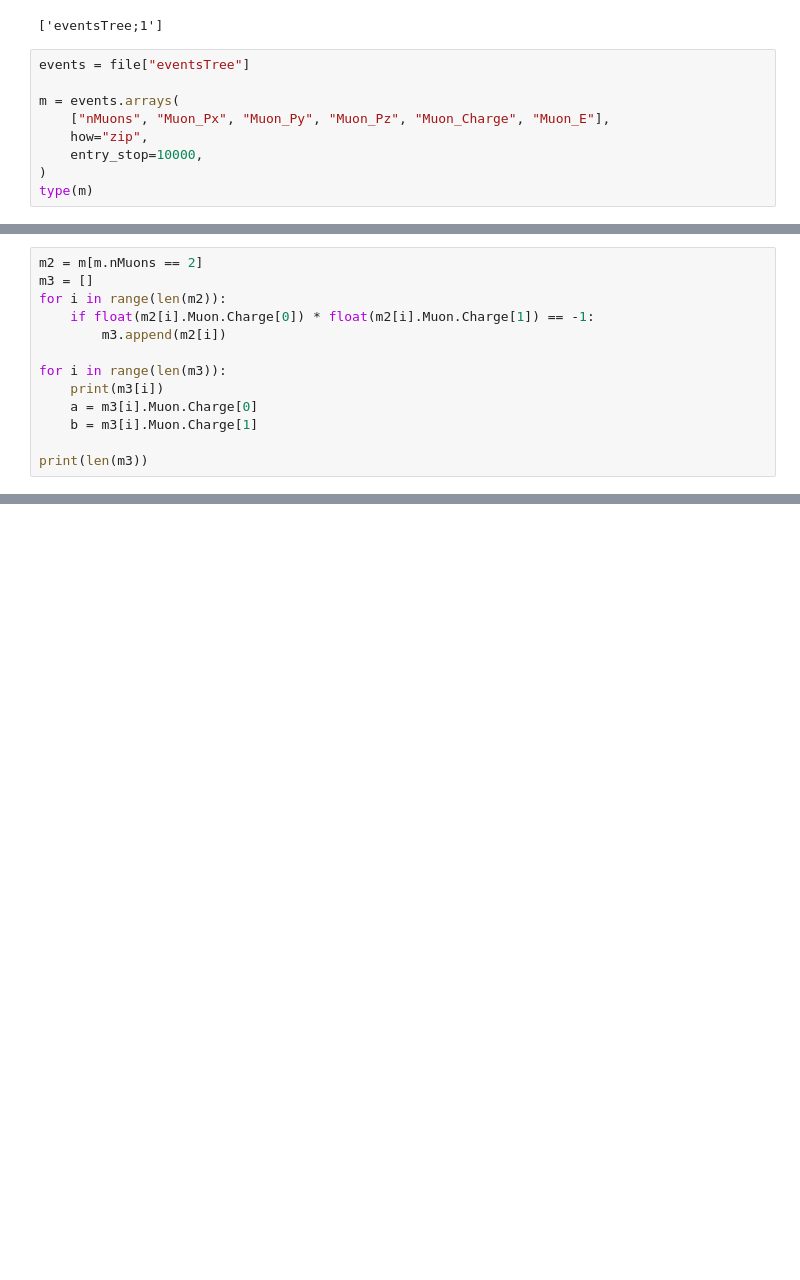
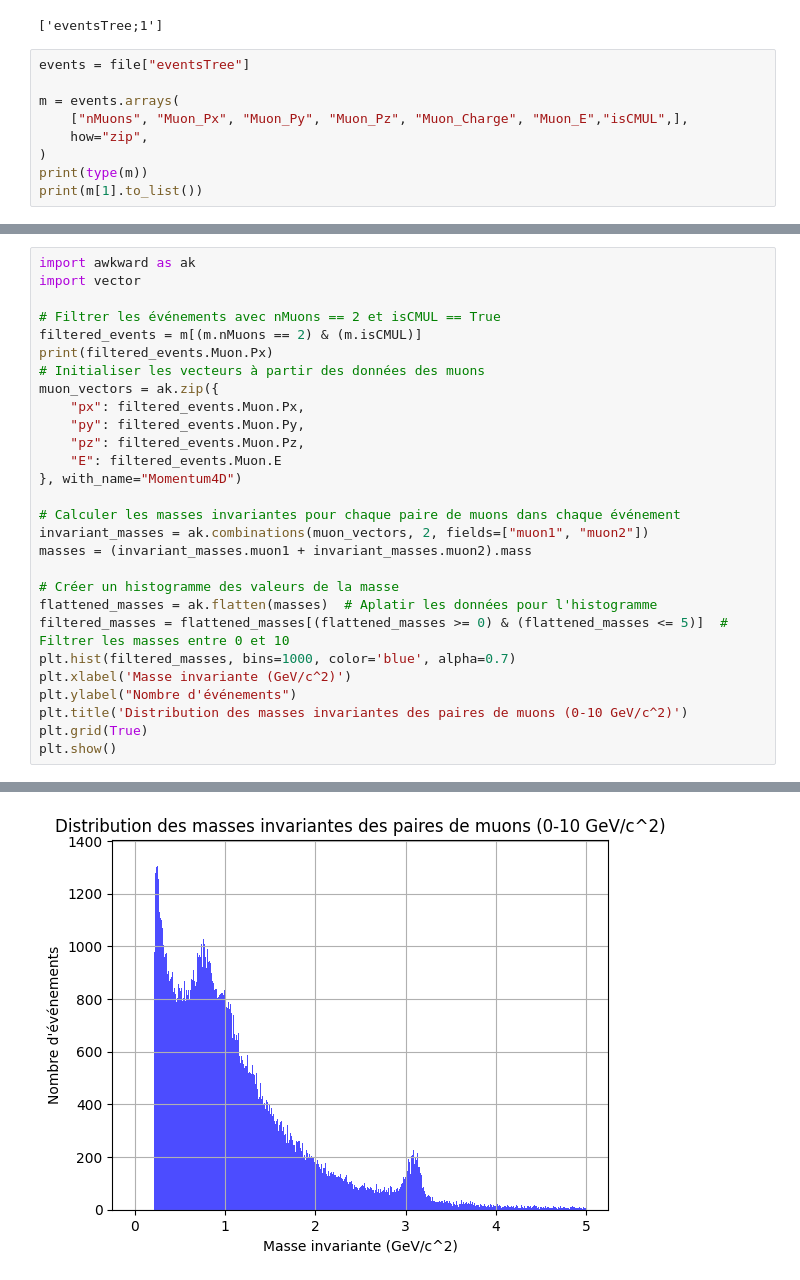
Before and after one commit to nantes-m2-rps-exp/qqbar2mumu-2024, a Jupyter notebook: notebooks/Discrimination.ipynb, the cells around one changed output, grey strips where cells are left out. Drawn from its saved outputs; the diff is of its cells as text; blank space fills up the shorter version.

Commit message:
masse invariante

```diff
--- a/notebooks/Discrimination.ipynb
+++ b/notebooks/Discrimination.ipynb
@@ -34,9 +34,9 @@ file.keys()
 events = file["eventsTree"]
 
 m = events.arrays(
-    ["nMuons", "Muon_Px", "Muon_Py", "Muon_Pz", "Muon_Charge", "Muon_E"],
+    ["nMuons", "Muon_Px", "Muon_Py", "Muon_Pz", "Muon_Charge", "Muon_E","isCMUL",],
     how="zip",
-    entry_stop=10000,
 )
-type(m)
+print(type(m))
+print(m[1].to_list())
 # %% [output]
@@ -44,14 +45,29 @@ awkward.highlevel.Array
 # %%
-m2 = m[m.nMuons == 2]
-m3 = []
-for i in range(len(m2)):
-    if float(m2[i].Muon.Charge[0]) * float(m2[i].Muon.Charge[1]) == -1:
-        m3.append(m2[i])
+import awkward as ak
+import vector
 
-for i in range(len(m3)):
-    print(m3[i])
-    a = m3[i].Muon.Charge[0]
-    b = m3[i].Muon.Charge[1]
+# Filtrer les événements avec nMuons == 2 et isCMUL == True
+filtered_events = m[(m.nMuons == 2) & (m.isCMUL)]
+print(filtered_events.Muon.Px)
+# Initialiser les vecteurs à partir des données des muons
+muon_vectors = ak.zip({
+    "px": filtered_events.Muon.Px,
+    "py": filtered_events.Muon.Py,
+    "pz": filtered_events.Muon.Pz,
+    "E": filtered_events.Muon.E
+}, with_name="Momentum4D")
 
-print(len(m3))
+# Calculer les masses invariantes pour chaque paire de muons dans chaque événement
+invariant_masses = ak.combinations(muon_vectors, 2, fields=["muon1", "muon2"])
+masses = (invariant_masses.muon1 + invariant_masses.muon2).mass
+
+# Créer un histogramme des valeurs de la masse
+flattened_masses = ak.flatten(masses)  # Aplatir les données pour l'histogramme
+filtered_masses = flattened_masses[(flattened_masses >= 0) & (flattened_masses <= 5)]  # Filtrer les masses entre 0 et 10
+plt.hist(filtered_masses, bins=1000, color='blue', alpha=0.7)
+plt.xlabel('Masse invariante (GeV/c^2)')
+plt.ylabel("Nombre d'événements")
+plt.title('Distribution des masses invariantes des paires de muons (0-10 GeV/c^2)')
+plt.grid(True)
+plt.show()
 # %% [output]
@@ -74,0 +75 @@ print(len(m3))
+[figure, added]
```
Also changed, not shown: parts of 3 cells of this notebook.
